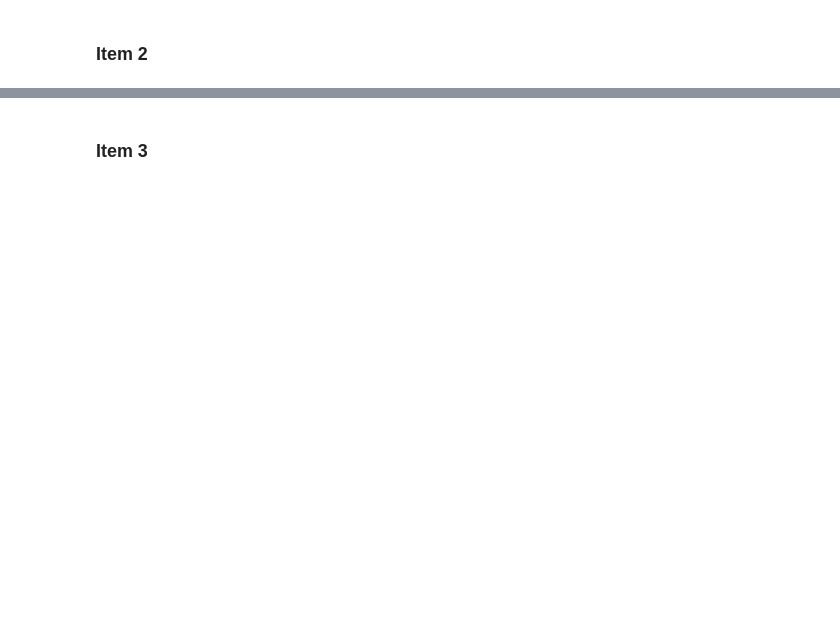
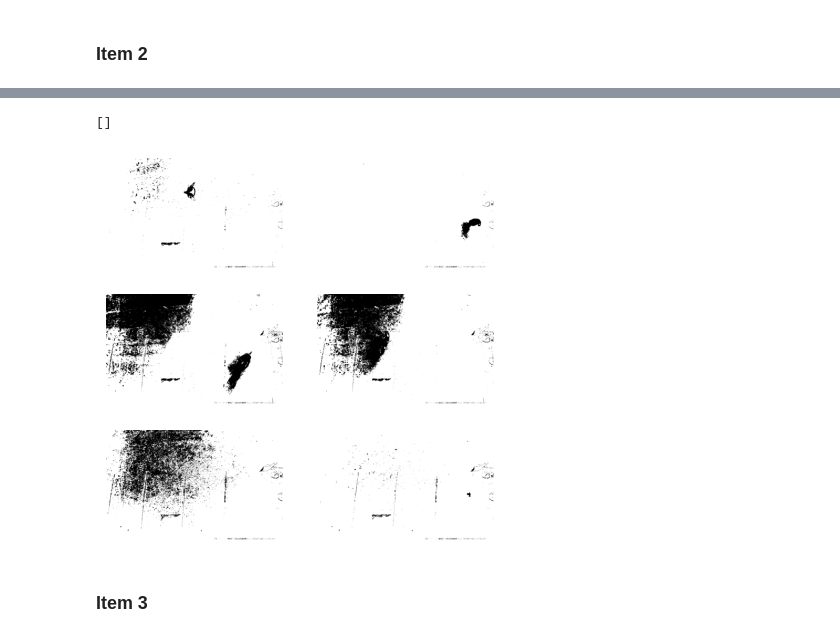
Before and after one commit to leslieecv/EL5206-Labs, a Jupyter notebook: Lab3/Lab3.ipynb, the cells around one changed output, grey strips where cells are left out. Drawn from its saved outputs; the diff is of its cells as text; code cells hidden in the pictures; blank space fills up the shorter version.

```diff
--- a/Lab3/Lab3.ipynb
+++ b/Lab3/Lab3.ipynb
@@ -105,3 +103,49 @@ len(vec)
+# %%
+seg_1 = []
+for k in range(1,500):
+    path = str(k).zfill(4)
+    img = cv2.imread(f"Lab-Mov/seq1/seq1/image-{path}.jpg", cv2.IMREAD_GRAYSCALE)
+    img_dt = cv2.subtract(img, img_umb)
+    _, img_tr = cv2.threshold(img_dt, 0, 255, cv2.THRESH_BINARY)
+    seg_1.append(img_tr)
+# %%
+seg_2 = []
+for k in range(1,400):
+    path = str(k).zfill(4)
+    img = cv2.imread(f"Lab-Mov/seq2/seq2/image-{path}.jpg", cv2.IMREAD_GRAYSCALE)
+    img_dt = cv2.subtract(img, img_umb)
+    _, img_tr = cv2.threshold(img_dt, 0, 255, cv2.THRESH_BINARY)
+    seg_2.append(img_tr)
+# %%
+seg_3 = []
+for k in range(1,175):
+    path = str(k).zfill(4)
+    img = cv2.imread(f"Lab-Mov/seq3/seq3/image-{path}.jpg", cv2.IMREAD_GRAYSCALE)
+    img_dt = cv2.subtract(img, img_umb)
+    _, img_tr = cv2.threshold(img_dt, 0, 255, cv2.THRESH_BINARY)
+    seg_3.append(img_tr)
+# %%
+
+fig, axs = plt.subplots(3, 2, figsize =(5, 5))
+axs[0, 0].imshow(seg_1[13], cmap="gray")
+axs[0, 0].axis("off")
+axs[0, 1].imshow(seg_1[205], cmap="gray")
+axs[0, 1].axis("off")
+
+axs[1, 0].imshow(seg_2[77], cmap="gray")
+axs[1, 0].axis("off")
+axs[1, 1].imshow(seg_2[290], cmap="gray")
+axs[1, 1].axis("off")
+
+axs[2, 0].imshow(seg_3[70], cmap="gray")
+axs[2, 0].axis("off")
+axs[2, 1].imshow(seg_3[165], cmap="gray")
+axs[2, 1].axis("off")
+
+plt.plot()
+# %% [output]
+[]
+[figure, added]
 # %% [markdown]
 ### Item 3
 # %%
```
Also changed, not shown: parts of 8 cells of this notebook.
